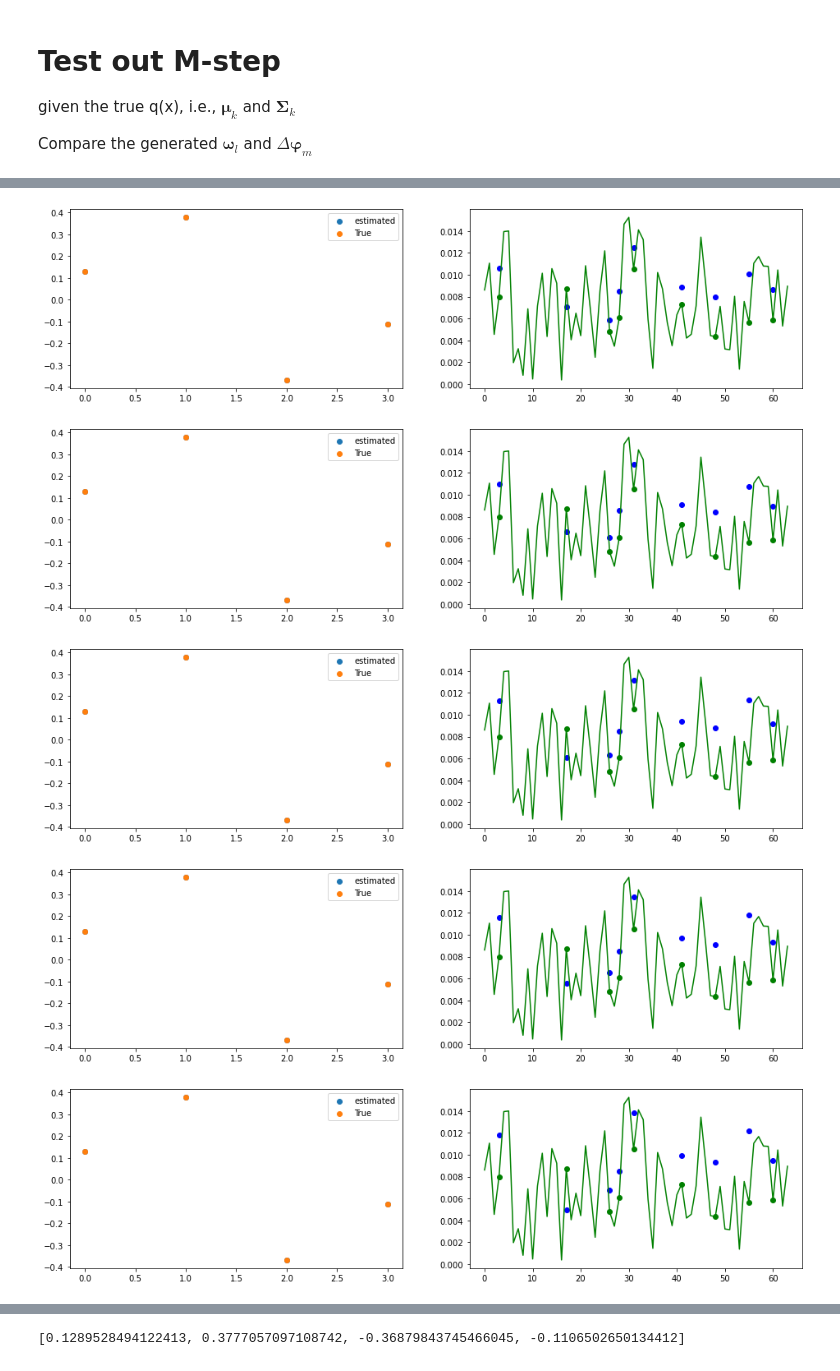
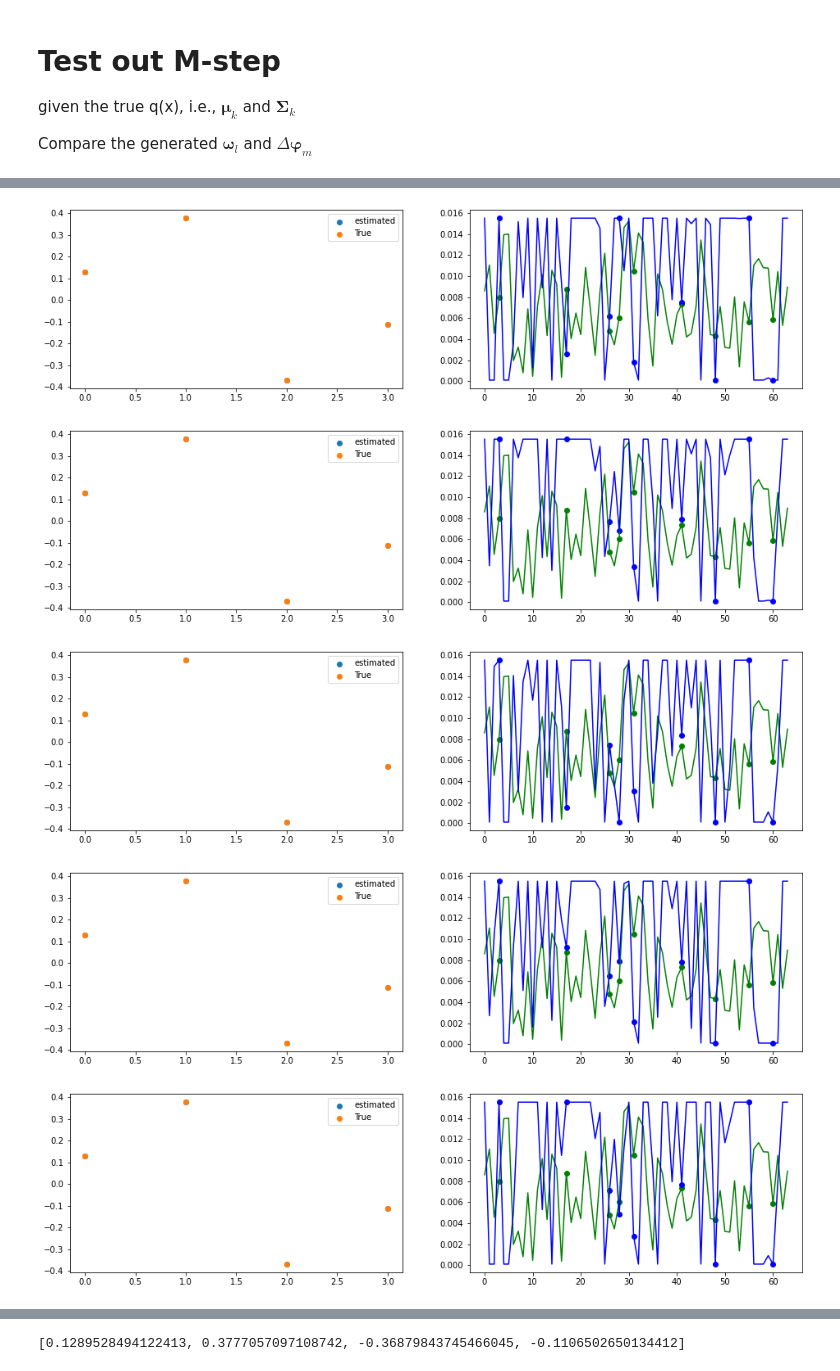
Before and after one commit to Brook1711/RIS-Angular-Domain, a Jupyter notebook: code_main/Alg.ipynb, the cells around one changed output, grey strips where cells are left out. Saved outputs shown, nothing was run; the diff lists cells and outputs as text; code cells hidden in the pictures.

```diff
--- a/code_main/Alg.ipynb
+++ b/code_main/Alg.ipynb
@@ -818,8 +818,8 @@ class M_step:
         self.kappa_klt = kappa_klt
         self.Omega_L = np.array([0.1289528494122413, 0.3777057097108742, -0.36879843745466045, -0.1106502650134412])
         # self.Omega_L = np.array([0.1289528494122413, 0.3777057097108742, -0.36879843745466045, -0.1106502650134412])
-        # self.Delta_varphi = np.ones(M)/(2*M)
-        self.Delta_varphi = Delta_varphi.copy()
+        self.Delta_varphi = np.ones(M)/(2*M)
+        # self.Delta_varphi = Delta_varphi.copy()
         self.U_M = DFT_matrix(M)
         self.D_M = generate_DM(M, self.Delta_varphi)
         # self.XK = Mu
@@ -942,7 +942,7 @@ M_step_instance = M_step(
     step_1 = 0.003,
     value_1= 0.003,
     # step_2 = 0.001,
-    step_2 = 0.0003,
+    step_2 = 0.001,
     value_2= 0.01
 )
 M_step_instance.update(
@@ -970,6 +970,8 @@ plt.scatter([tup[0] for tup in activate_Delta_varphi], [tup[2] for tup in activa
 
 plt.plot(np.array(range(M)), Delta_varphi, color = 'g')
 plt.scatter([tup[0] for tup in activate_Delta_varphi], [tup[1] for tup in activate_Delta_varphi], color = 'b')
+plt.plot(np.array(range(M)), M_step_instance.Delta_varphi, color = 'b')
+
 
 
 
@@ -1007,6 +1009,7 @@ for i in range(M_step_test_loop):
     plt.scatter([tup[0] for tup in activate_Delta_varphi], [tup[2] for tup in activate_Delta_varphi], color = 'g')
     plt.plot(np.array(range(M)), Delta_varphi, color = 'g')
     plt.scatter([tup[0] for tup in activate_Delta_varphi], [tup[1] for tup in activate_Delta_varphi], color = 'b')
+    plt.plot(np.array(range(M)), M_step_instance.Delta_varphi, color = 'b')
 
 
     # plt.figure(figsize=(16,4))
@@ -1022,5 +1025,5 @@ for i in range(M_step_test_loop):
-[figure, old version]
+[figure, new version]
-[figure, old version]
+[figure, new version]
-[figure, old version]
+[figure, new version]
-[figure, old version]
+[figure, new version]
-[figure, old version]
+[figure, new version]
```
Also changed, not shown: parts of 2 cells of this notebook, 7 other files.
